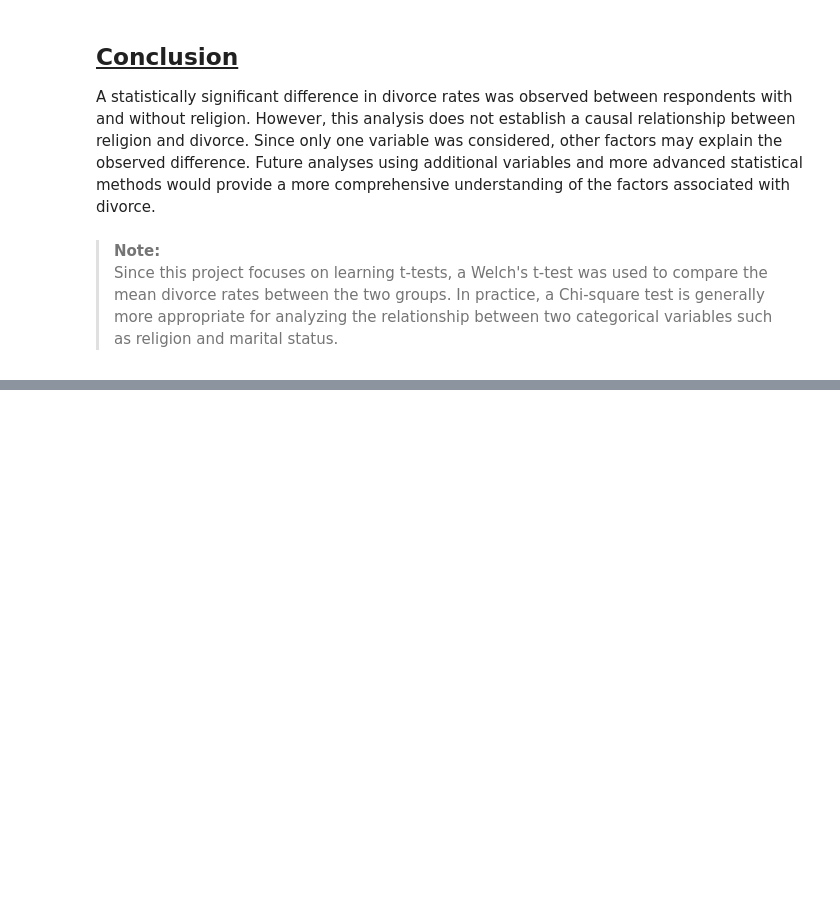
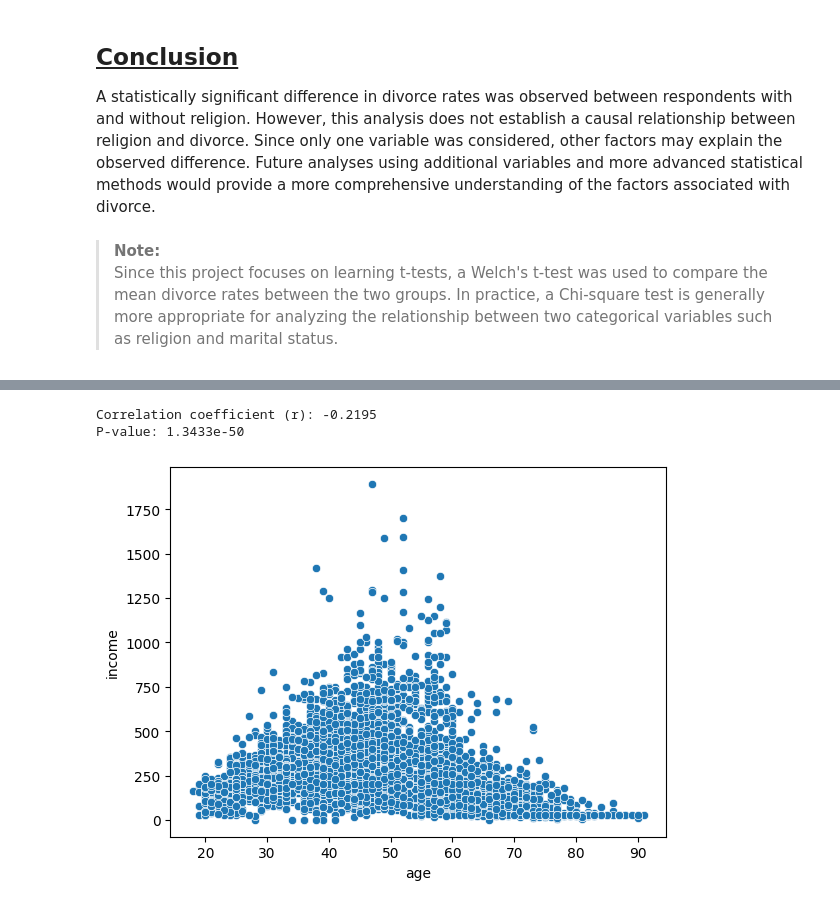
Before and after one commit to ByungkyuKang/Portfolio, a Jupyter notebook: Data_Analysis_Projects/Korean_Sociodemographic_Analysis/02_Statistical_Analysis.ipynb, the cells around one changed output, grey strips where cells are left out. Cells and saved outputs as stored; diff of their text form; code cells hidden in the pictures; blank space fills up the shorter version.

```diff
--- a/Data_Analysis_Projects/Korean_Sociodemographic_Analysis/02_Statistical_Analysis.ipynb
+++ b/Data_Analysis_Projects/Korean_Sociodemographic_Analysis/02_Statistical_Analysis.ipynb
@@ -316,0 +274,3 @@ Future analyses using additional variables and more advanced statistical methods
+# %%
+welfare_age_income = welfare.assign( age=( 2019 - welfare['birth_year'] ) )
+welfare_age_income[ ['birth_year', 'age'] ].head()
@@ -316,0 +295,2 @@ Future analyses using additional variables and more advanced statistical methods
+# %%
+welfare_age_income = welfare_age_income.dropna( subset=['age', 'income'] ).copy()
@@ -316,0 +299,12 @@ Future analyses using additional variables and more advanced statistical methods
+# %%
+print(f"Correlation coefficient (r): {r_value:.4f}")
+print(f"P-value: {p_value:.4e}")
+# %% [output]
+Correlation coefficient (r): -0.2195
+P-value: 1.3433e-50
+# %%
+sns.scatterplot( data=welfare_age_income,
+                 x='age',
+                 y='income' );
+# %% [output]
+[figure, added]
```
Also changed, not shown: parts of 62 cells of this notebook, 3 other files.
